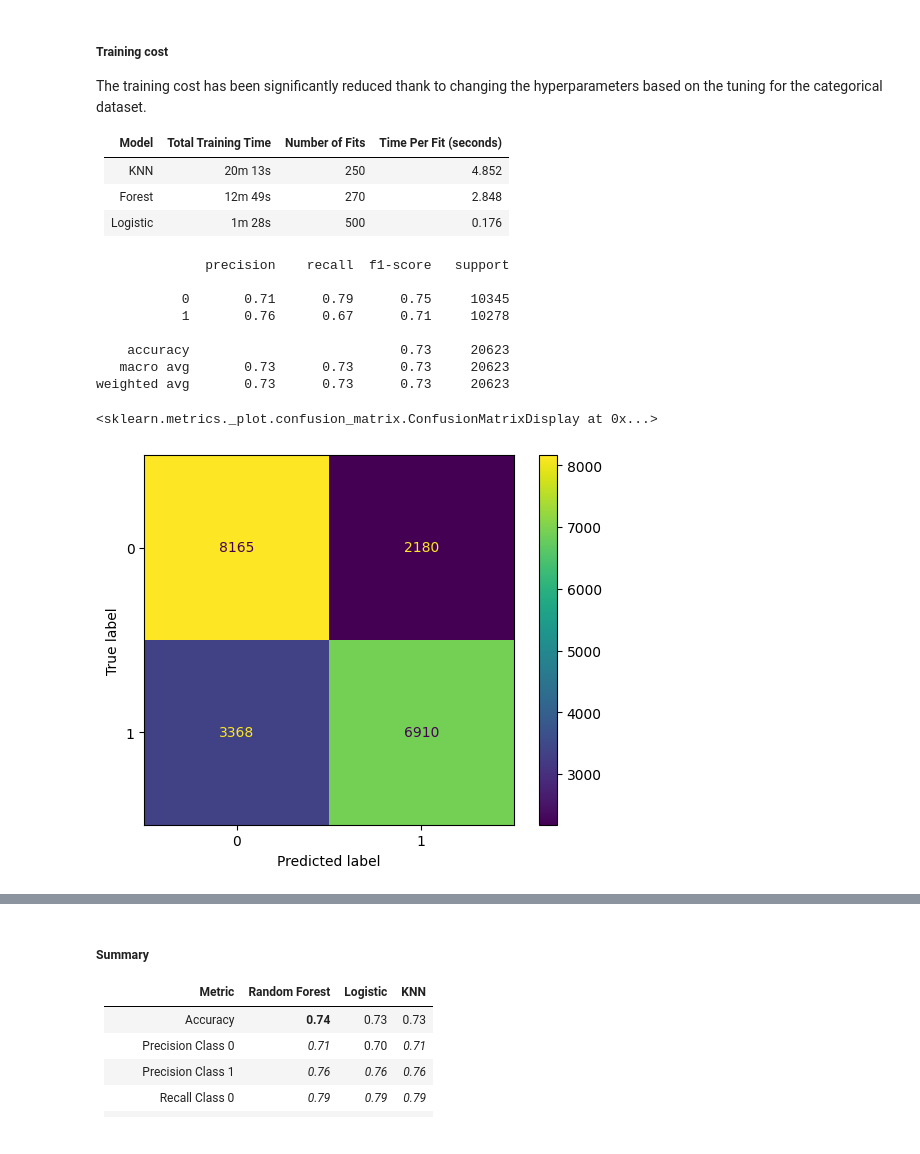
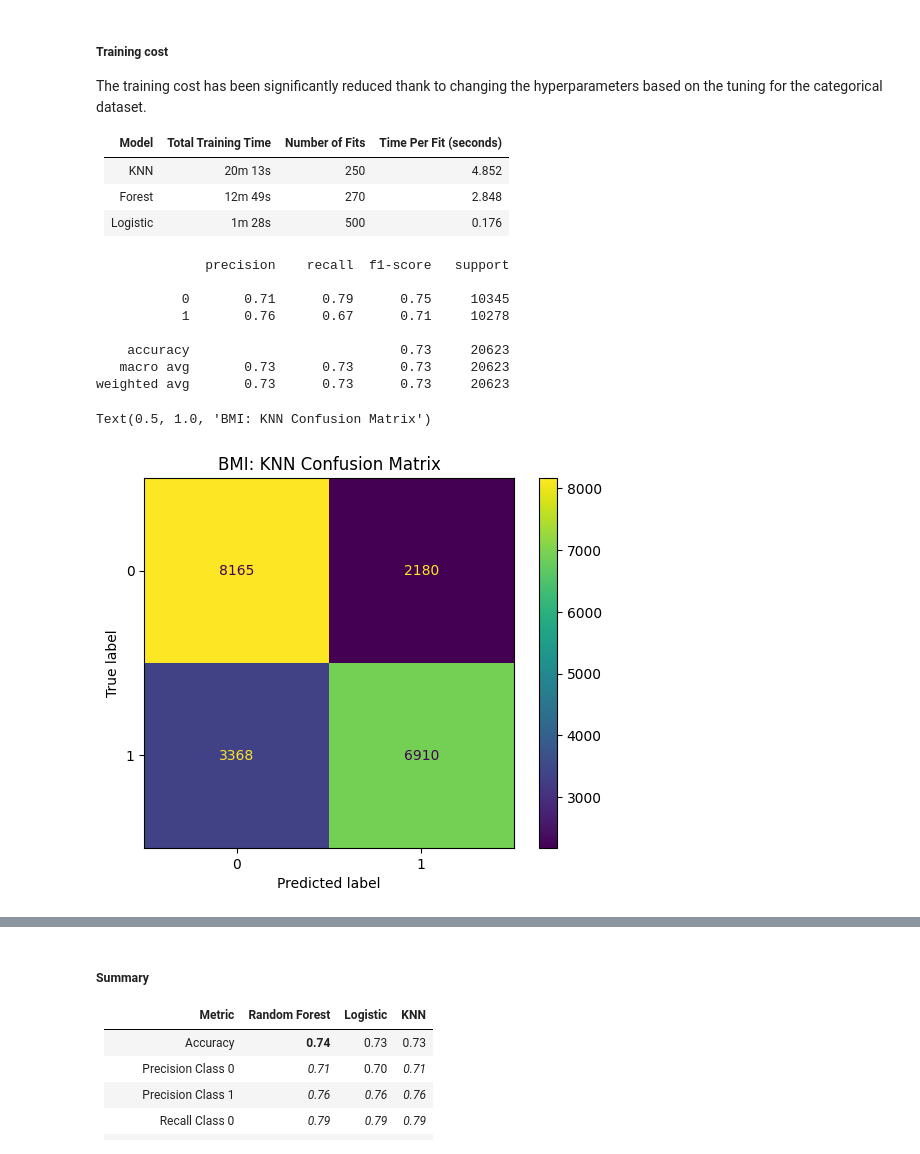
Before and after one commit to Shoresh613/Machine-Learning-Mikael-Folkesson, a Jupyter notebook: Lab/Lab.ipynb, the cells around one changed output, grey strips where cells are left out. Cells and saved outputs as stored; diff of their text form; code cells hidden in the pictures.

```diff
--- a/Lab/Lab.ipynb
+++ b/Lab/Lab.ipynb
@@ -904,23 +905,23 @@ from sklearn.metrics import classification_report, confusion_matrix, ConfusionMa
 # %%
 # First evaluating the KNN model
 y_pred_KNN = classifier_BMI_KNN.predict(X_test)
 y_pred_KNN
 
 
 print(classification_report(y_test, y_pred_KNN))
 cm = confusion_matrix(y_test, y_pred_KNN)
-ConfusionMatrixDisplay(cm).plot()
+ConfusionMatrixDisplay(cm).plot().ax_.set_title('BMI: KNN Confusion Matrix')
 # %% [output]
               precision    recall  f1-score   support
 
            0       0.71      0.79      0.75     10345
            1       0.76      0.67      0.71     10278
 
     accuracy                           0.73     20623
    macro avg       0.73      0.73      0.73     20623
 weighted avg       0.73      0.73      0.73     20623
-<sklearn.metrics._plot.confusion_matrix.ConfusionMatrixDisplay at 0x...>
+Text(0.5, 1.0, 'BMI: KNN Confusion Matrix')
-[figure, old version]
+[figure, new version]
 # %%
 # Now the logistic regression model
 y_pred_logistic = classifier_BMI_logistic.predict(X_test)
```
Also changed, not shown: parts of 6 cells of this notebook, 3 other files.
